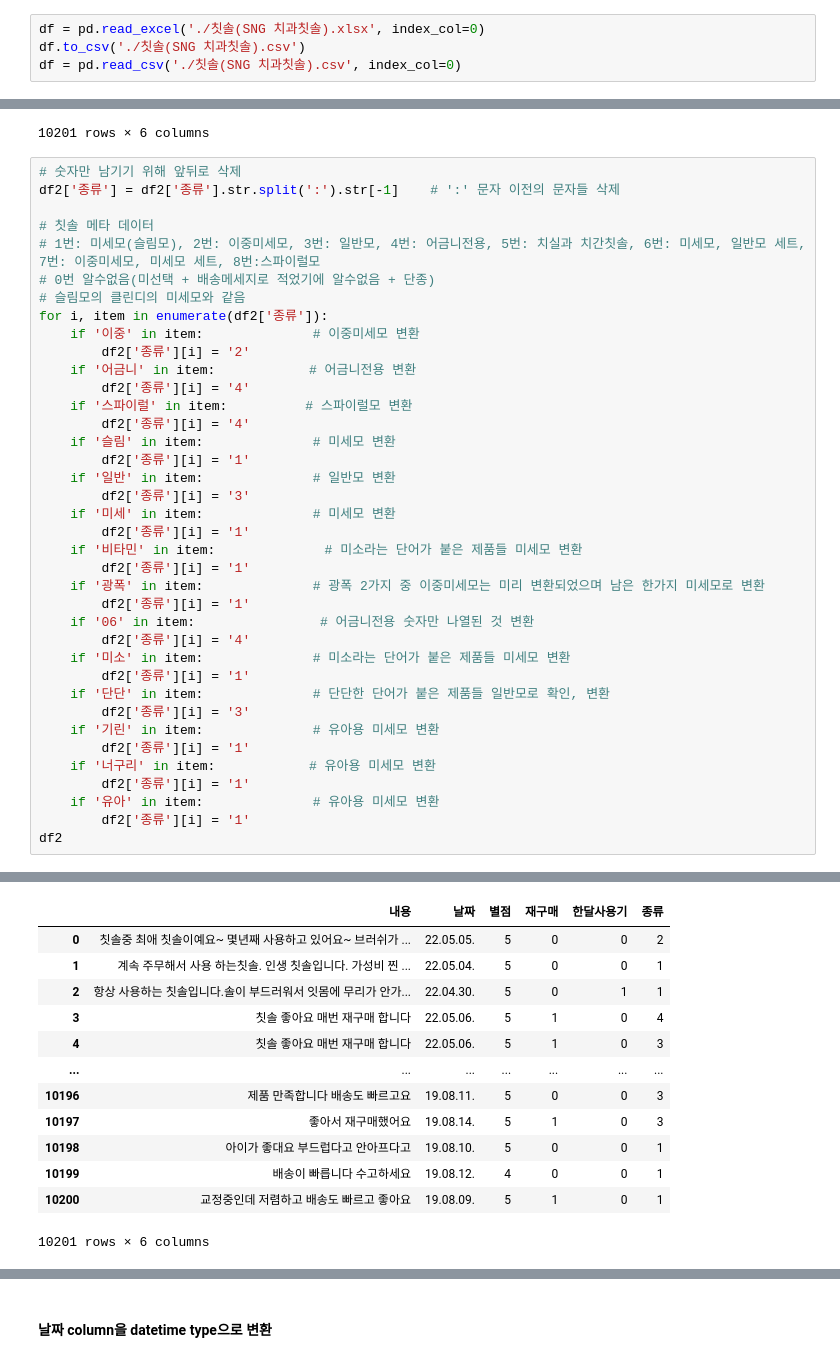
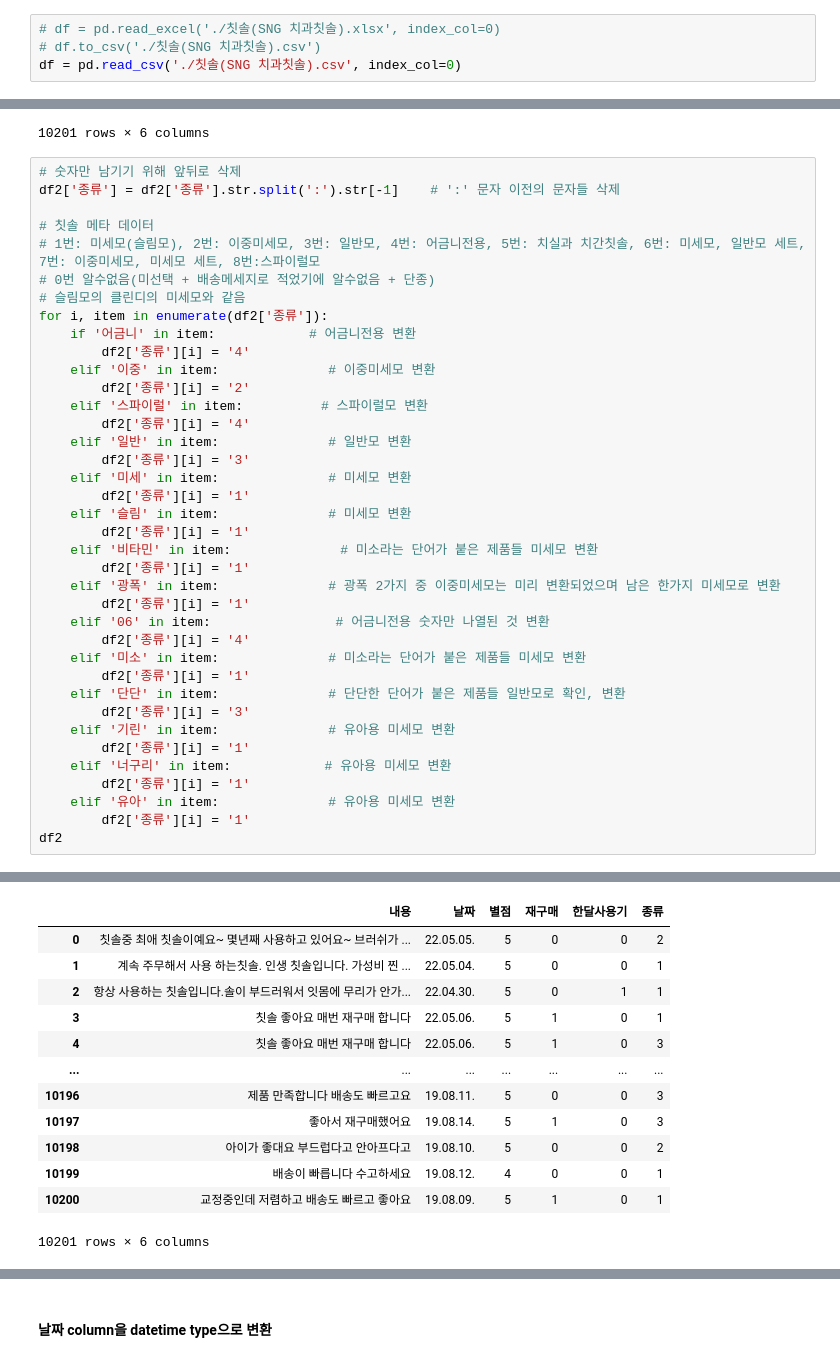
Before and after one commit to K-Final-Project/MZ-trend, a Jupyter notebook: 네이버쇼핑몰 칫솔-동호/네이버 쇼핑몰 칫솔 전처리완료-동호.ipynb, the cells around one changed output, grey strips where cells are left out. Drawn from its saved outputs; the diff is of its cells as text.

```diff
--- a/네이버쇼핑몰 칫솔-동호/네이버 쇼핑몰 칫솔 전처리완료-동호.ipynb
+++ b/네이버쇼핑몰 칫솔-동호/네이버 쇼핑몰 칫솔 전처리완료-동호.ipynb
@@ -16,8 +16,8 @@ import openpyxl
 import datetime
 import csv
 # %%
-df = pd.read_excel('./칫솔(SNG 치과칫솔).xlsx', index_col=0)
-df.to_csv('./칫솔(SNG 치과칫솔).csv')
+# df = pd.read_excel('./칫솔(SNG 치과칫솔).xlsx', index_col=0)
+# df.to_csv('./칫솔(SNG 치과칫솔).csv')
 df = pd.read_csv('./칫솔(SNG 치과칫솔).csv', index_col=0)
 # %% [markdown]
 ### 데이터 수치화
@@ -341,33 +322,33 @@ df2['종류'] = df2['종류'].str.split(':').str[-1]    # ':' 문자 이전의
 # 0번 알수없음(미선택 + 배송메세지로 적었기에 알수없음 + 단종)
 # 슬림모의 클린디의 미세모와 같음
 for i, item in enumerate(df2['종류']):
-    if '이중' in item:              # 이중미세모 변환
-        df2['종류'][i] = '2'
     if '어금니' in item:            # 어금니전용 변환
         df2['종류'][i] = '4'
-    if '스파이럴' in item:          # 스파이럴모 변환
+    elif '이중' in item:              # 이중미세모 변환
+        df2['종류'][i] = '2'
+    elif '스파이럴' in item:          # 스파이럴모 변환
         df2['종류'][i] = '4'
-    if '슬림' in item:              # 미세모 변환
+    elif '일반' in item:              # 일반모 변환
+        df2['종류'][i] = '3'
+    elif '미세' in item:              # 미세모 변환
         df2['종류'][i] = '1'
-    if '일반' in item:              # 일반모 변환
+    elif '슬림' in item:              # 미세모 변환
+        df2['종류'][i] = '1'
+    elif '비타민' in item:              # 미소라는 단어가 붙은 제품들 미세모 변환
+        df2['종류'][i] = '1'
+    elif '광폭' in item:              # 광폭 2가지 중 이중미세모는 미리 변환되었으며 남은 한가지 미세모로 변환
+        df2['종류'][i] = '1'
+    elif '06' in item:                # 어금니전용 숫자만 나열된 것 변환
+        df2['종류'][i] = '4'
+    elif '미소' in item:              # 미소라는 단어가 붙은 제품들 미세모 변환
+        df2['종류'][i] = '1'
+    elif '단단' in item:              # 단단한 단어가 붙은 제품들 일반모로 확인, 변환
         df2['종류'][i] = '3'
-    if '미세' in item:              # 미세모 변환
+    elif '기린' in item:              # 유아용 미세모 변환
         df2['종류'][i] = '1'
-    if '비타민' in item:              # 미소라는 단어가 붙은 제품들 미세모 변환
+    elif '너구리' in item:            # 유아용 미세모 변환
         df2['종류'][i] = '1'
-    if '광폭' in item:              # 광폭 2가지 중 이중미세모는 미리 변환되었으며 남은 한가지 미세모로 변환
-        df2['종류'][i] = '1'
-    if '06' in item:                # 어금니전용 숫자만 나열된 것 변환
-        df2['종류'][i] = '4'
-    if '미소' in item:              # 미소라는 단어가 붙은 제품들 미세모 변환
-        df2['종류'][i] = '1'
-    if '단단' in item:              # 단단한 단어가 붙은 제품들 일반모로 확인, 변환
-        df2['종류'][i] = '3'
-    if '기린' in item:              # 유아용 미세모 변환
-        df2['종류'][i] = '1'
-    if '너구리' in item:            # 유아용 미세모 변환
-        df2['종류'][i] = '1'
-    if '유아' in item:              # 유아용 미세모 변환
+    elif '유아' in item:              # 유아용 미세모 변환
         df2['종류'][i] = '1'
 df2
 # %% [output]
@@ -378,13 +372,13 @@ See the caveats in the documentation: https://pandas.pydata.org/pandas-docs/stab
 |  | 내용 | 날짜 | 별점 | 재구매 | 한달사용기 | 종류 |
 | 0 | 칫솔중 최애 칫솔이예요~ 몇년째 사용하고 있어요~ 브러쉬가 ... | 22.05.05. | 5 | 0 | 0 | 2 |
 | 1 | 계속 주무해서 사용 하는칫솔. 인생 칫솔입니다. 가성비 찐 ... | 22.05.04. | 5 | 0 | 0 | 1 |
 | 2 | 항상 사용하는 칫솔입니다.솔이 부드러워서 잇몸에 무리가 안가... | 22.04.30. | 5 | 0 | 1 | 1 |
-| 3 | 칫솔 좋아요 매번 재구매 합니다 | 22.05.06. | 5 | 1 | 0 | 4 |
+| 3 | 칫솔 좋아요 매번 재구매 합니다 | 22.05.06. | 5 | 1 | 0 | 1 |
 | 4 | 칫솔 좋아요 매번 재구매 합니다 | 22.05.06. | 5 | 1 | 0 | 3 |
 | ... | ... | ... | ... | ... | ... | ... |
 | 10196 | 제품 만족합니다 배송도 빠르고요 | 19.08.11. | 5 | 0 | 0 | 3 |
 | 10197 | 좋아서 재구매했어요 | 19.08.14. | 5 | 1 | 0 | 3 |
-| 10198 | 아이가 좋대요 부드럽다고 안아프다고 | 19.08.10. | 5 | 0 | 0 | 1 |
+| 10198 | 아이가 좋대요 부드럽다고 안아프다고 | 19.08.10. | 5 | 0 | 0 | 2 |
 | 10199 | 배송이 빠릅니다 수고하세요 | 19.08.12. | 4 | 0 | 0 | 1 |
 | 10200 | 교정중인데 저렴하고 배송도 빠르고 좋아요 | 19.08.09. | 5 | 1 | 0 | 1 |
 10201 rows × 6 columns
```
Also changed, not shown: parts of 21 cells of this notebook, 6 other files.
